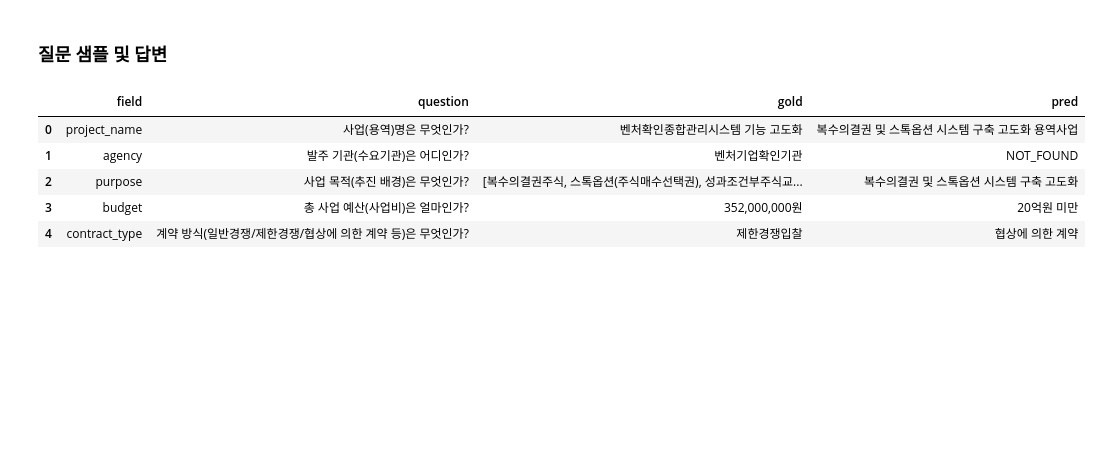
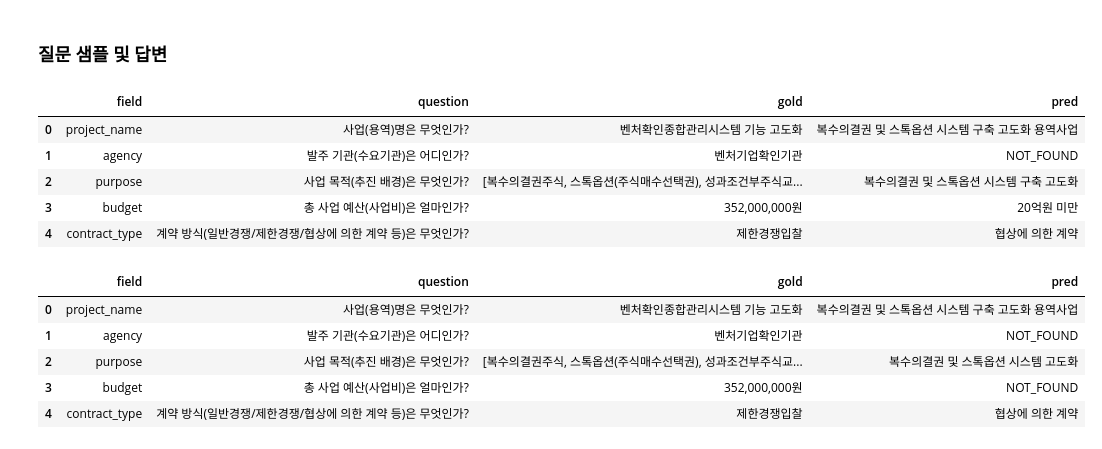
Before and after one commit to wonbywondev/codeit-part3-team4, a Jupyter notebook: notebooks/docs_api_summary_check_ver1.ipynb, the cells around one changed output. Saved outputs shown, nothing was run; the diff lists cells and outputs as text; code cells hidden in the pictures; blank space fills up the shorter version.

```diff
--- a/notebooks/docs_api_summary_check_ver1.ipynb
+++ b/notebooks/docs_api_summary_check_ver1.ipynb
@@ -582,3 +582,39 @@ display(pd.DataFrame(rows))
 | 2 | purpose | 사업 목적(추진 배경)은 무엇인가? | [복수의결권주식, 스톡옵션(주식매수선택권), 성과조건부주식교... | 복수의결권 및 스톡옵션 시스템 구축 고도화 |
 | 3 | budget | 총 사업 예산(사업비)은 얼마인가? | 352,000,000원 | 20억원 미만 |
 | 4 | contract_type | 계약 방식(일반경쟁/제한경쟁/협상에 의한 계약 등)은 무엇인가? | 제한경쟁입찰 | 협상에 의한 계약 |
+# %%
+# 질문 샘플 + 모델 답변 보기 (문서 1개 기준)
+doc_name = "(사)벤처기업협회_2024년 벤처확인종합관리시스템 기능 고도화 용역사업 .pdf"
+sample_n = 5
+
+# 문서 선택
+doc_path = next(p for p in DOC_PATHS if p.name == doc_name)
+
+# 준비
+qdf = gold_fields_df[gold_fields_df["doc_id"].astype(str) == doc_name].copy()
+text = extract_text(doc_path)
+chunks = chunk(text)
+index, chunks = build_index(chunks)
+model = embed_model
+
+# 배치 답변
+answers, idxs = answer_batch(index, model, chunks, BASELINE_QUERIES, top_k=TOP_K, return_indices=True)
+answer_map = {k: answers[i] if i < len(answers) else "" for i, (k, _) in enumerate(BASELINE_QUERIES)}
+
+# 샘플 출력
+rows = []
+for _, row in qdf.head(sample_n).iterrows():
+    field = str(row["field"])
+    gold = row["gold"]
+    pred = answer_map.get(field, "")
+    question = dict(BASELINE_QUERIES).get(field, "")
+    rows.append({"field": field, "question": question, "gold": gold, "pred": pred})
+
+display(pd.DataFrame(rows))
+# %% [output]
+|  | field | question | gold | pred |
+| 0 | project_name | 사업(용역)명은 무엇인가? | 벤처확인종합관리시스템 기능 고도화 | 복수의결권 및 스톡옵션 시스템 구축 고도화 용역사업 |
+| 1 | agency | 발주 기관(수요기관)은 어디인가? | 벤처기업확인기관 | NOT_FOUND |
+| 2 | purpose | 사업 목적(추진 배경)은 무엇인가? | [복수의결권주식, 스톡옵션(주식매수선택권), 성과조건부주식교... | 복수의결권 및 스톡옵션 시스템 고도화 |
+| 3 | budget | 총 사업 예산(사업비)은 얼마인가? | 352,000,000원 | NOT_FOUND |
+| 4 | contract_type | 계약 방식(일반경쟁/제한경쟁/협상에 의한 계약 등)은 무엇인가? | 제한경쟁입찰 | 협상에 의한 계약 |
```
